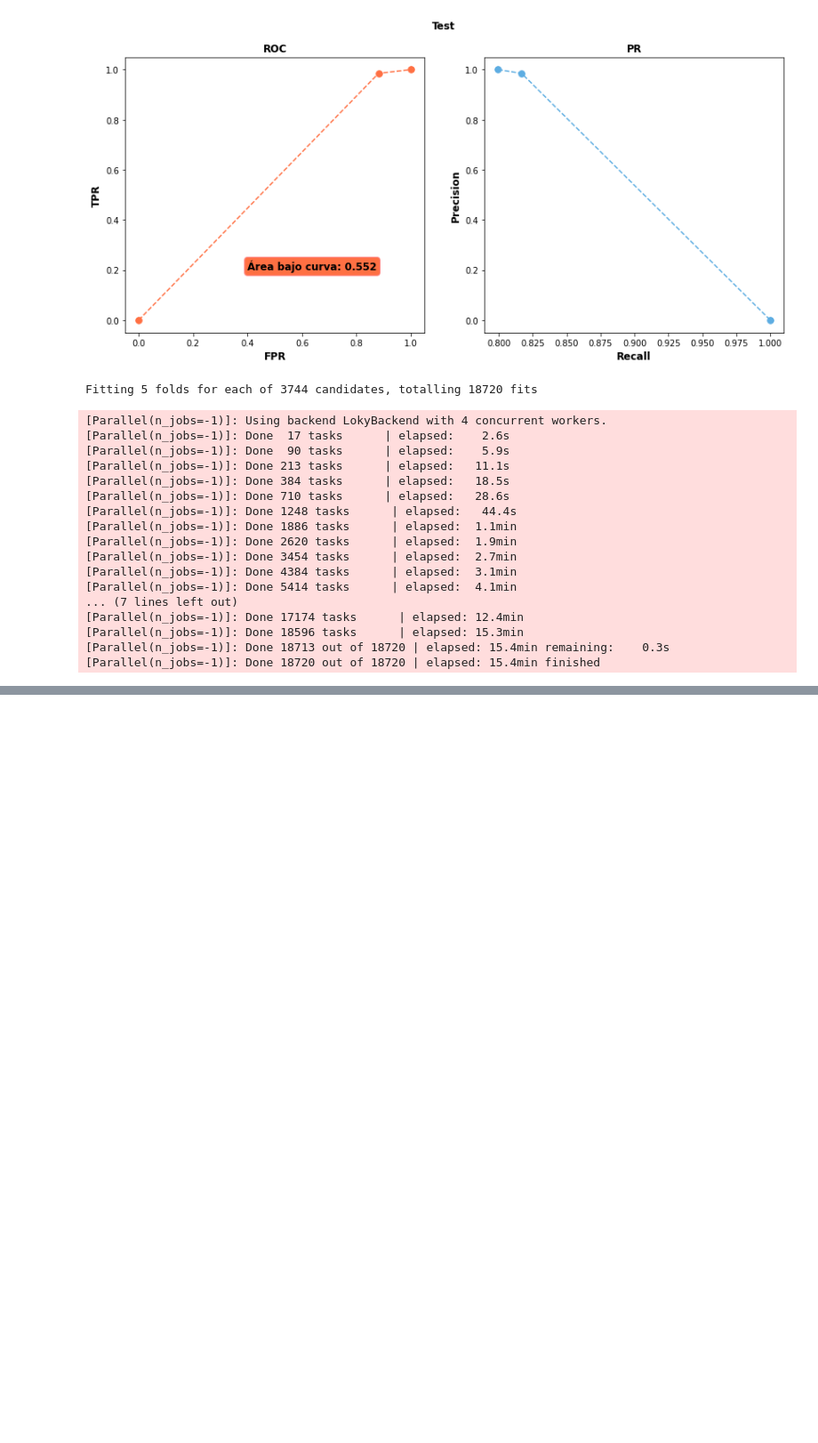
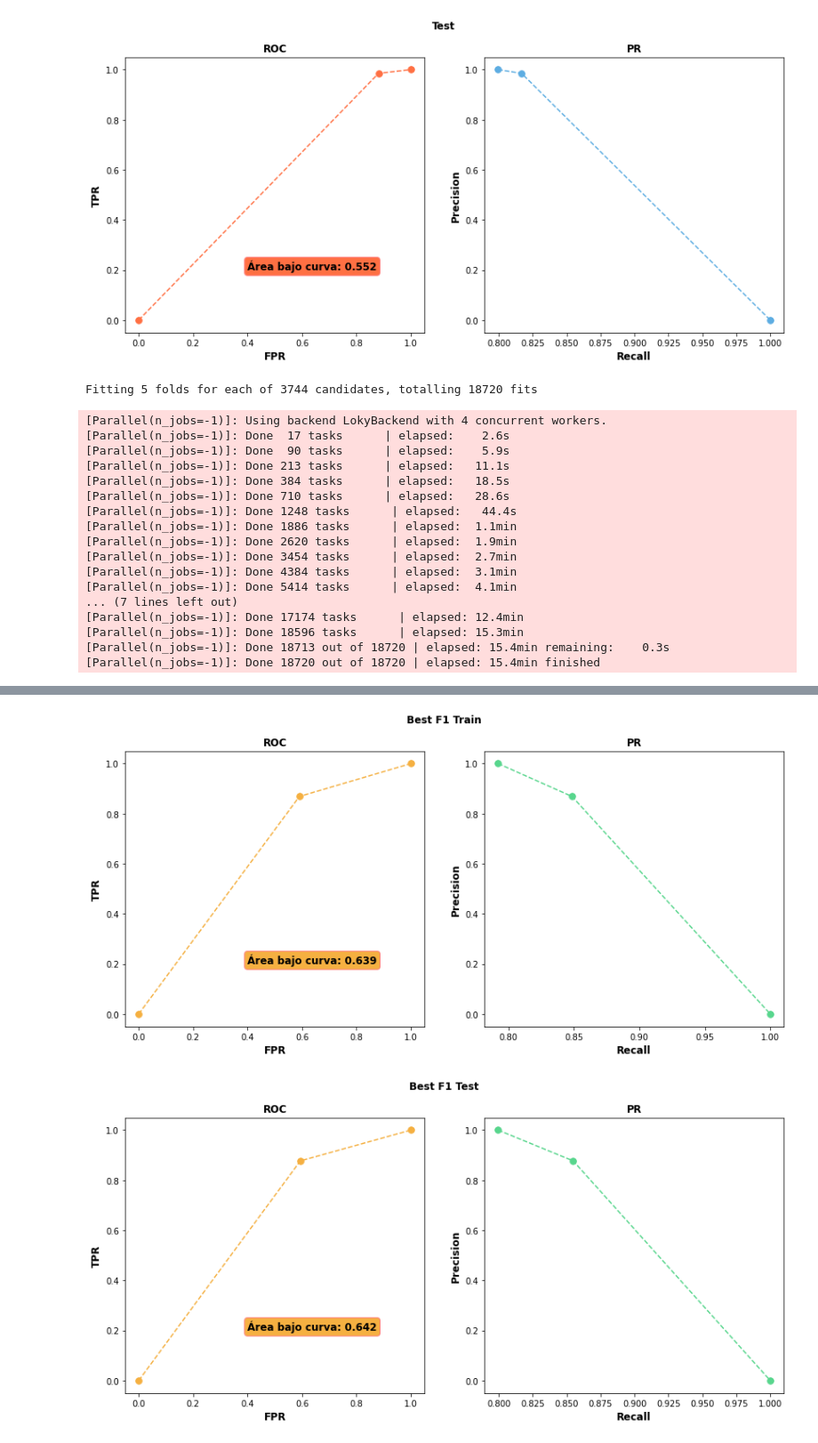
Before and after one commit to giannipablo/MentoriaDiploDatos2020, a Jupyter notebook: Practico_3y4_pg_draft.ipynb, the cells around one changed output, grey strips where cells are left out. Shown at 89% size. Drawn from its saved outputs; the diff is of its cells as text; code cells hidden in the pictures; blank space fills up the shorter version.

```diff
--- a/Practico_3y4_pg_draft.ipynb
+++ b/Practico_3y4_pg_draft.ipynb
@@ -236,0 +199,12 @@ Name: mean_test_f1_weighted, dtype: float64
+# %%
+best_accuracy = Res_GSCV.loc[Res_GSCV.rank_test_accuracy.idxmin()]
+best_precision = Res_GSCV.loc[Res_GSCV.rank_test_precision_weighted.idxmin()]
+best_recall = Res_GSCV.loc[Res_GSCV.rank_test_recall_weighted.idxmin()]
+best_f1 = Res_GSCV.loc[Res_GSCV.rank_test_f1_weighted.idxmin()]
+
+print('Parametros para las mejores metricas:\n'
+      f'Accu: {best_accuracy.mean_test_accuracy:.2f}, params: {best_accuracy.params}\n'
+      f'Prec: {best_precision.mean_test_precision_weighted:.2f}, params: {best_precision.params}\n'
+      f'Reca: {best_recall.mean_test_recall_weighted:.2f}, params: {best_recall.params}\n'
+     f'F1  : {best_f1.mean_test_f1_weighted:.2f}, params: {best_f1.params}\n'
+     )
@@ -236,0 +219,10 @@ Name: mean_test_f1_weighted, dtype: float64
+# %%
+SGD_accu = SGDClassifier(**best_accuracy.params, penalty='elasticnet', random_state=42)
+SGD_prec = SGDClassifier(**best_precision.params, penalty='elasticnet', random_state=42)
+SGD_reca = SGDClassifier(**best_recall.params, penalty='elasticnet', random_state=42)
+SGD_f1  = SGDClassifier(**best_f1.params, penalty='elasticnet', random_state=42)
+
+SGD_accu.fit(X_train, y_train);
+SGD_prec.fit(X_train, y_train);
+SGD_reca.fit(X_train, y_train);
+SGD_f1.fit(X_train, y_train);
@@ -236,0 +295,6 @@ Name: mean_test_f1_weighted, dtype: float64
+# %%
+plot_roc_pr(y_train, y_pred_f1_train, Title='Best F1 Train', x_text=0.4, y_text=0.2, size_text=12, size=(14,6), ms=15, colorR=ORANGE, colorP=GREEN, label=None);
+plot_roc_pr(y_test,  y_pred_f1_test,  Title='Best F1 Test',  x_text=0.4, y_text=0.2, size_text=12, size=(14,6), ms=15, colorR=ORANGE, colorP=GREEN, label=None);
+# %% [output]
+[figure, added]
+[figure, added]
```
Also changed, not shown: parts of 14 cells of this notebook.
